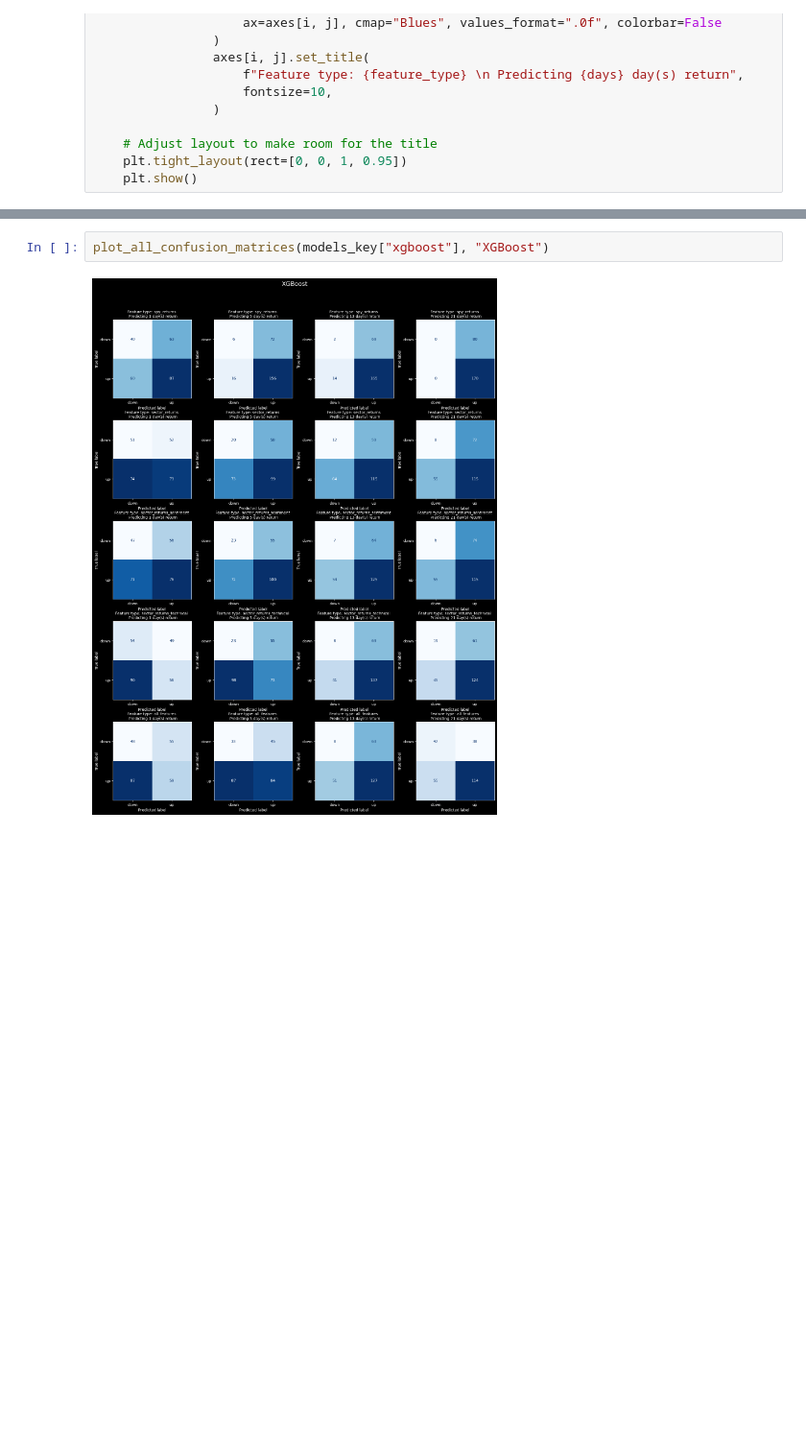
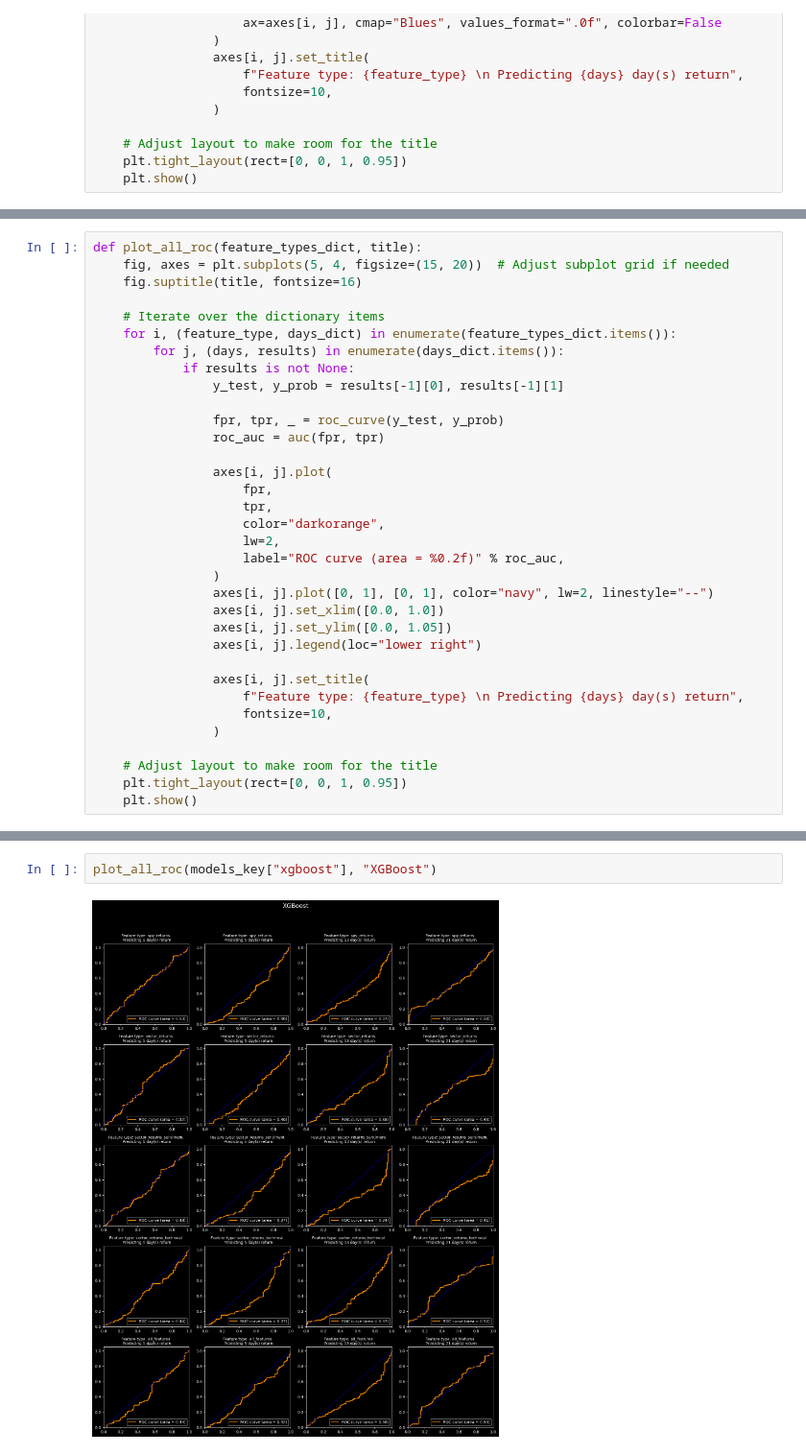
Before and after one commit to nogibjj/Hedgehog, a Jupyter notebook: predict_direction.ipynb, the cells around one changed output, grey strips where cells are left out. Shown at 96% size. Cells and saved outputs as stored; diff of their text form; blank space fills up the shorter version.

```diff
--- a/predict_direction.ipynb
+++ b/predict_direction.ipynb
@@ -303 +174,35 @@ def plot_all_confusion_matrices(feature_types_dict, title):
+# %%
+def plot_all_roc(feature_types_dict, title):
+    fig, axes = plt.subplots(5, 4, figsize=(15, 20))  # Adjust subplot grid if needed
+    fig.suptitle(title, fontsize=16)
+
+    # Iterate over the dictionary items
+    for i, (feature_type, days_dict) in enumerate(feature_types_dict.items()):
+        for j, (days, results) in enumerate(days_dict.items()):
+            if results is not None:
+                y_test, y_prob = results[-1][0], results[-1][1]
+
+                fpr, tpr, _ = roc_curve(y_test, y_prob)
+                roc_auc = auc(fpr, tpr)
+
+                axes[i, j].plot(
+                    fpr,
+                    tpr,
+                    color="darkorange",
+                    lw=2,
+                    label="ROC curve (area = %0.2f)" % roc_auc,
+                )
+                axes[i, j].plot([0, 1], [0, 1], color="navy", lw=2, linestyle="--")
+                axes[i, j].set_xlim([0.0, 1.0])
+                axes[i, j].set_ylim([0.0, 1.05])
+                axes[i, j].legend(loc="lower right")
+
+                axes[i, j].set_title(
+                    f"Feature type: {feature_type} \n Predicting {days} day(s) return",
+                    fontsize=10,
+                )
+
+    # Adjust layout to make room for the title
+    plt.tight_layout(rect=[0, 0, 1, 0.95])
+    plt.show()
 # %%
@@ -311,4 +216,4 @@ plot_all_confusion_matrices(models_key["random_forest"], "Random Forest")
 # %%
-plot_all_confusion_matrices(models_key["xgboost"], "XGBoost")
+plot_all_roc(models_key["xgboost"], "XGBoost")
 # %% [output]
-[figure, old version]
+[figure, new version]
```
Also changed, not shown: parts of 10 cells of this notebook, 8 other files.
